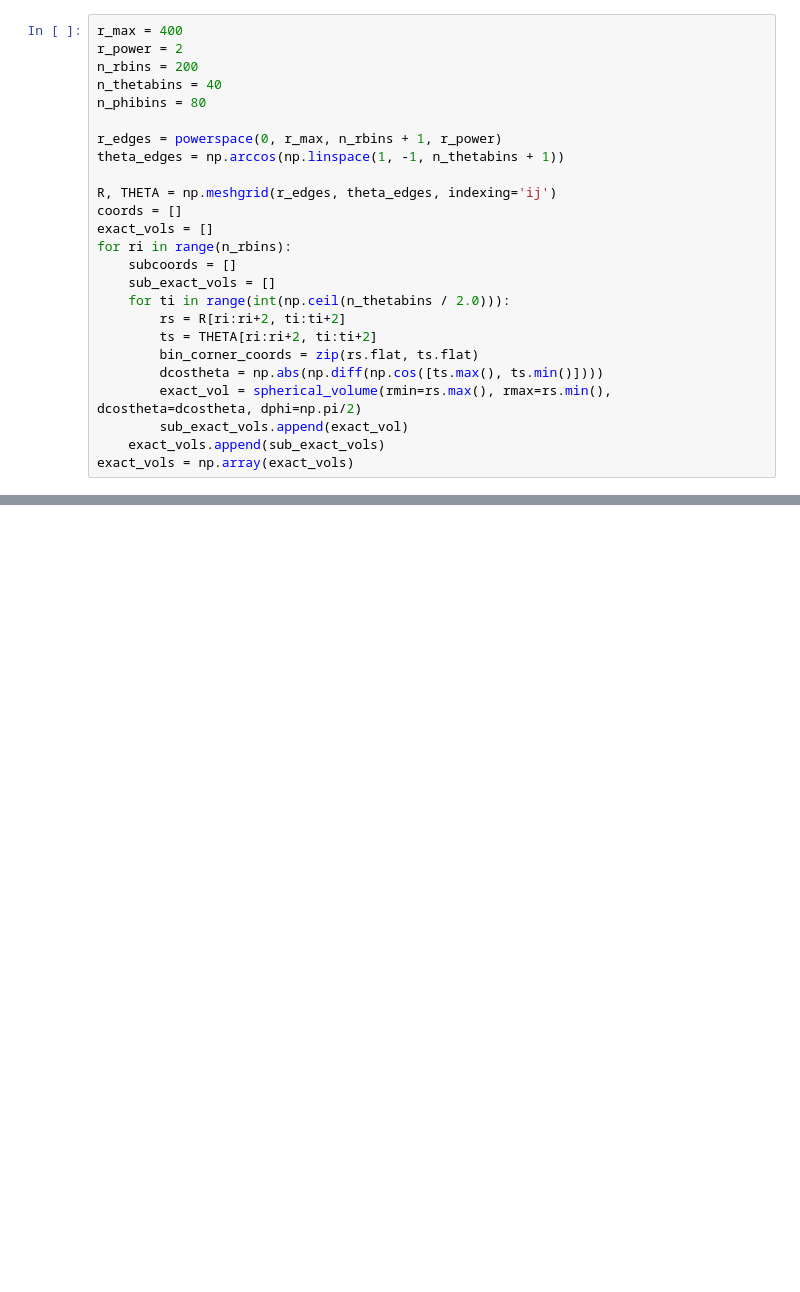
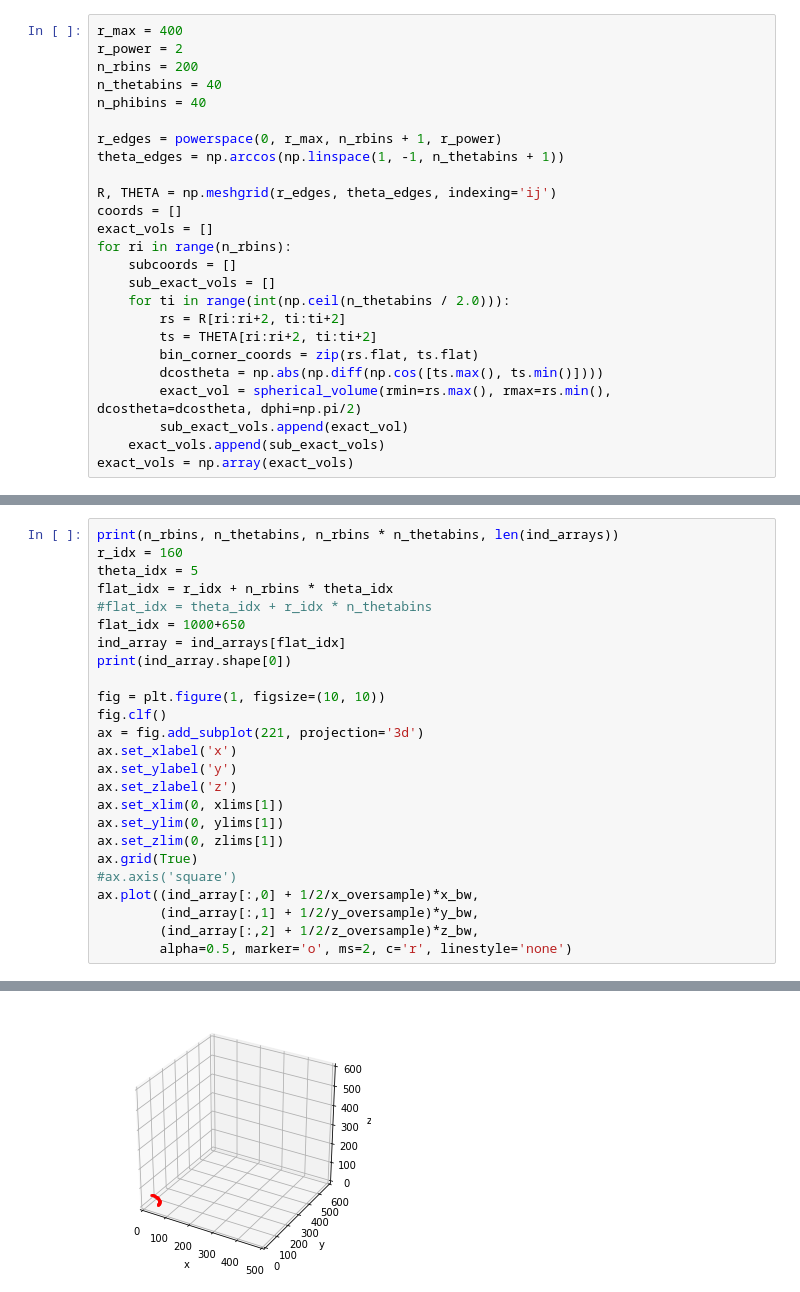
Before and after one commit to icecube/retro, a Jupyter notebook: retro/sphbin2cartbin.ipynb, the cells around one changed output, grey strips where cells are left out. Saved outputs shown, nothing was run; the diff lists cells and outputs as text; blank space fills up the shorter version.

```diff
--- a/retro/sphbin2cartbin.ipynb
+++ b/retro/sphbin2cartbin.ipynb
@@ -279,7 +281,7 @@ r_max = 400
 r_power = 2
 n_rbins = 200
 n_thetabins = 40
-n_phibins = 80
+n_phibins = 40
 
 r_edges = powerspace(0, r_max, n_rbins + 1, r_power)
 theta_edges = np.arccos(np.linspace(1, -1, n_thetabins + 1))
@@ -341,0 +827,26 @@ print ('worst single-bin fract err: %e; r_idx=%d, theta_idx=%d; binned vol=%e, e
+# %%
+print(n_rbins, n_thetabins, n_rbins * n_thetabins, len(ind_arrays))
+r_idx = 160
+theta_idx = 5
+flat_idx = r_idx + n_rbins * theta_idx
+#flat_idx = theta_idx + r_idx * n_thetabins
+flat_idx = 1000+650
+ind_array = ind_arrays[flat_idx]
+print(ind_array.shape[0])
+
+fig = plt.figure(1, figsize=(10, 10))
+fig.clf()
+ax = fig.add_subplot(221, projection='3d')
+ax.set_xlabel('x')
+ax.set_ylabel('y')
+ax.set_zlabel('z')
+ax.set_xlim(0, xlims[1])
+ax.set_ylim(0, ylims[1])
+ax.set_zlim(0, zlims[1])
+ax.grid(True)
+#ax.axis('square')
+ax.plot((ind_array[:,0] + 1/2/x_oversample)*x_bw,
+        (ind_array[:,1] + 1/2/y_oversample)*y_bw,
+        (ind_array[:,2] + 1/2/z_oversample)*z_bw,
+        alpha=0.5, marker='o', ms=2, c='r', linestyle='none')
+# %% [output]
@@ -341,0 +856 @@ print ('worst single-bin fract err: %e; r_idx=%d, theta_idx=%d; binned vol=%e, e
+[figure, added]
```
Also changed, not shown: parts of 23 cells of this notebook, 2 other files.
